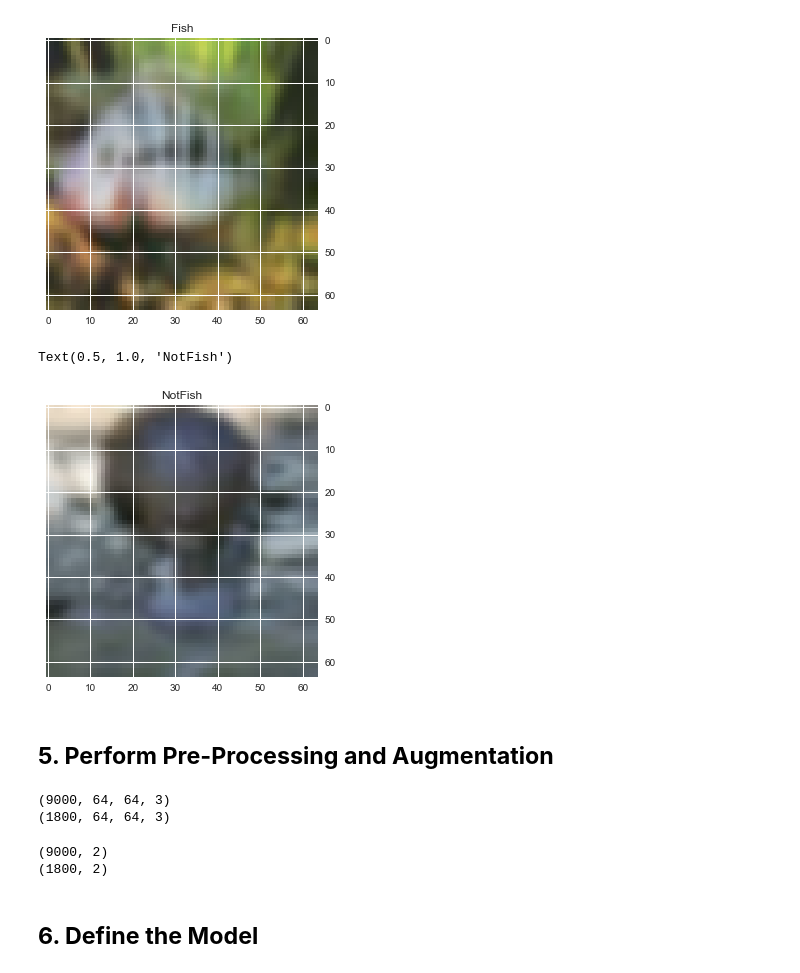
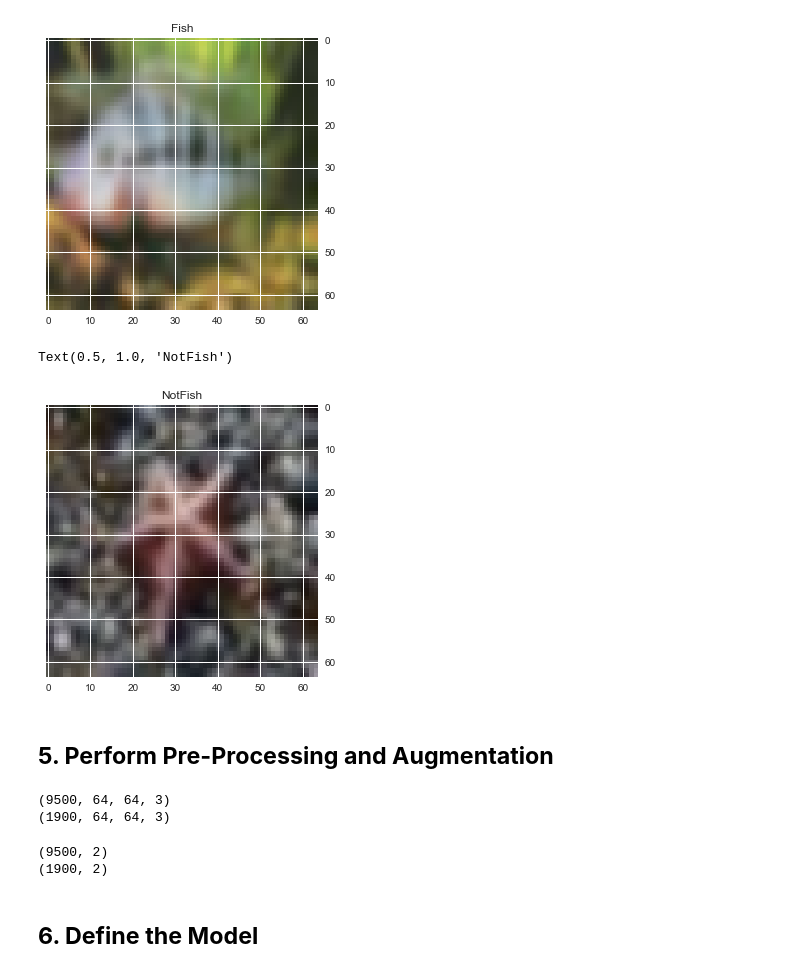
Before and after one commit to ISS-MTECH-IS-Project/PRMLS_Project, a Jupyter notebook: SystemCode/training_fish_or_not_fish.ipynb, the cells around one changed output. Saved outputs shown, nothing was run; the diff lists cells and outputs as text; code cells hidden in the pictures.

```diff
--- a/SystemCode/training_fish_or_not_fish.ipynb
+++ b/SystemCode/training_fish_or_not_fish.ipynb
@@ -247,8 +250,8 @@ def get_data(data_dir):
     return np.array(data)
 
 # Fetch Train and Test Data
-train = get_data("C:\\Users\\jerem\\VirtualBox VMs\\Ubuntu\\Shared\\IRS_Project\\GitHub\\PRMLS_Project\\SystemCode\\dataset\\FishOrNotFishReduced_3_CifarMixed\\Train")
-val = get_data("C:\\Users\\jerem\\VirtualBox VMs\\Ubuntu\\Shared\\IRS_Project\\GitHub\\PRMLS_Project\\SystemCode\\dataset\\FishOrNotFishReduced_3_CifarMixed\\Test")
+train = get_data("C:\\Users\\jerem\\VirtualBox VMs\\Ubuntu\\Shared\\IRS_Project\\GitHub\\PRMLS_Project\\SystemCode\\dataset\\FishOrNotFishReduced_3_3_CifarMixed\\Train")
+val = get_data("C:\\Users\\jerem\\VirtualBox VMs\\Ubuntu\\Shared\\IRS_Project\\GitHub\\PRMLS_Project\\SystemCode\\dataset\\FishOrNotFishReduced_3_3_CifarMixed\\Test")
 # %%
 print(train.shape)
 # %% [output]
@@ -276,11 +279,11 @@ Text(0.5, 1.0, 'Fish')
 [figure]
 # %%
 plt.figure(figsize = (5, 5))
-plt.imshow(train[4500][0])
-plt.title(labels[train[4500][1]])
+plt.imshow(train[8000][0])
+plt.title(labels[train[8000][1]])
 # %% [output]
 Text(0.5, 1.0, 'NotFish')
-[figure, old version]
+[figure, new version]
 # %% [markdown]
 ## **5. Perform Pre-Processing and Augmentation**
 # %%
@@ -313,12 +316,12 @@ y_val = to_categorical(y_val)
 print(x_train.shape)
 print(x_val.shape)
 # %% [output]
-(9000, 64, 64, 3)
-(1800, 64, 64, 3)
+(9500, 64, 64, 3)
+(1900, 64, 64, 3)
 # %%
 print(y_train.shape)
 print(y_val.shape)
 # %% [output]
-(9000, 2)
-(1800, 2)
+(9500, 2)
+(1900, 2)
 # %%
```
Also changed, not shown: parts of 55 cells of this notebook.
